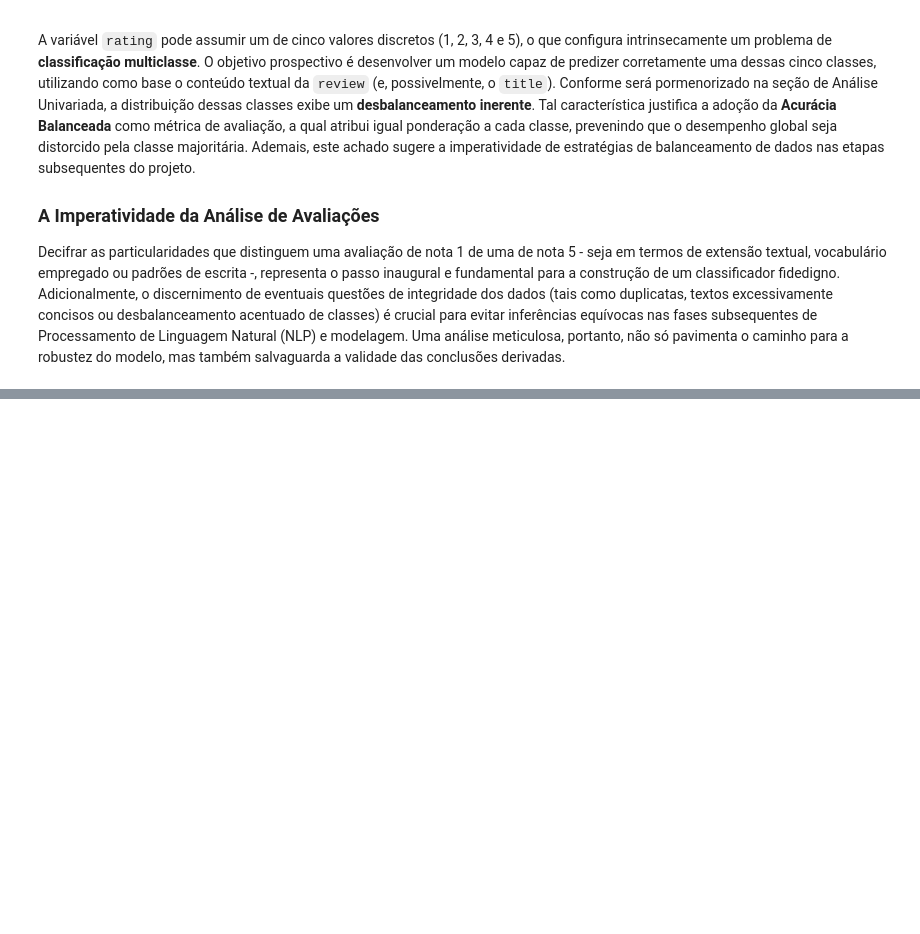
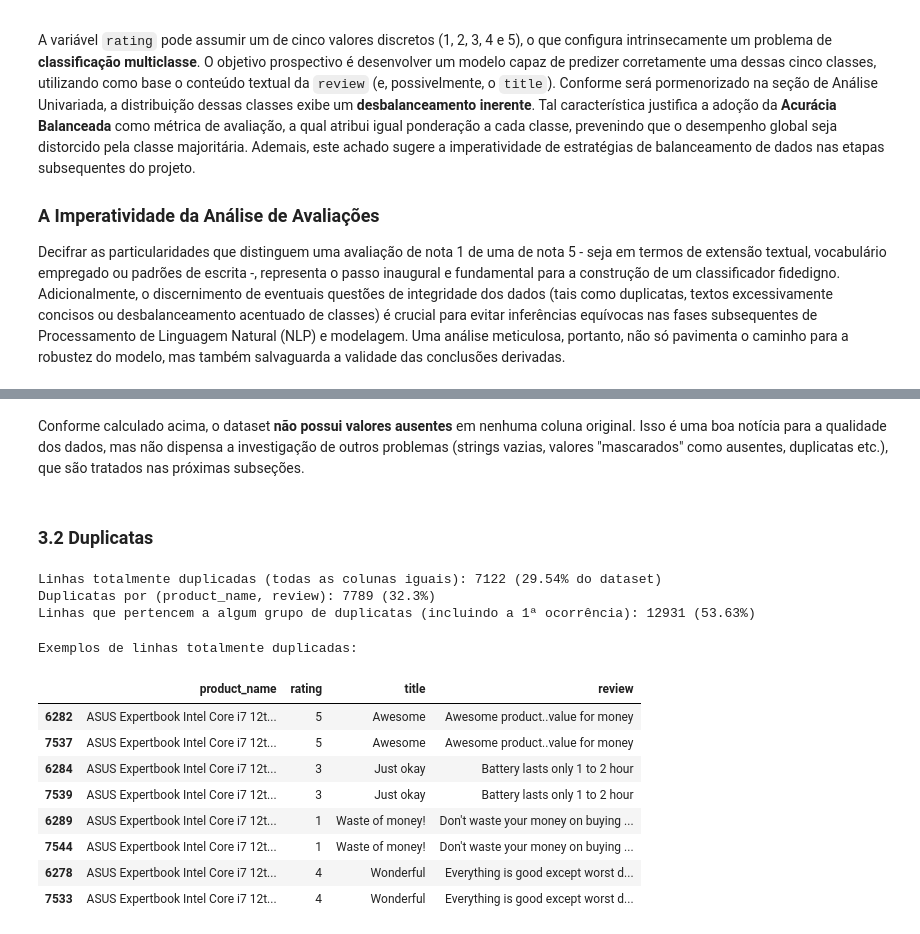
Before and after one commit to Saikonfate/TDE1-IA, a Jupyter notebook: EDA_Análise_de_Revisões_de_Compras.ipynb, the cells around one changed output, grey strips where cells are left out. Drawn from its saved outputs; the diff is of its cells as text; code cells hidden in the pictures; blank space fills up the shorter version.

```diff
--- a/EDA_Análise_de_Revisões_de_Compras.ipynb
+++ b/EDA_Análise_de_Revisões_de_Compras.ipynb
@@ -108,0 +135,39 @@ Decifrar as particularidades que distinguem uma avaliação de nota 1 de uma de
+# %% [markdown]
+Conforme calculado acima, o dataset **não possui valores ausentes** em
+nenhuma coluna original. Isso é uma boa notícia para a qualidade dos dados, mas não dispensa a
+investigação de outros problemas (strings vazias, valores "mascarados" como ausentes, duplicatas
+etc.), que são tratados nas próximas subseções.
+# %% [markdown]
+### 3.2 Duplicatas
+# %%
+dup_completa = df.duplicated().sum()
+dup_completa_pct = round(dup_completa / len(df) * 100, 2)
+print(f"Linhas totalmente duplicadas (todas as colunas iguais): {dup_completa} ({dup_completa_pct}% do dataset)")
+
+# Duplicatas considerando apenas produto + texto da avaliação (ignora title)
+dup_prod_review = df.duplicated(subset=["product_name", "review"]).sum()
+print(f"Duplicatas por (product_name, review): {dup_prod_review} ({round(dup_prod_review/len(df)*100,2)}%)")
+
+# Quantidade de linhas envolvidas em algum grupo de duplicação (contando a primeira ocorrência também)
+linhas_em_grupos_duplicados = df.duplicated(keep=False).sum()
+print(f"Linhas que pertencem a algum grupo de duplicatas (incluindo a 1ª ocorrência): "
+      f"{linhas_em_grupos_duplicados} ({round(linhas_em_grupos_duplicados/len(df)*100,2)}%)")
+# %% [output]
+Linhas totalmente duplicadas (todas as colunas iguais): 7122 (29.54% do dataset)
+Duplicatas por (product_name, review): 7789 (32.3%)
+Linhas que pertencem a algum grupo de duplicatas (incluindo a 1ª ocorrência): 12931 (53.63%)
+# %%
+print("Exemplos de linhas totalmente duplicadas:")
+exemplo_dup = df[df.duplicated(keep=False)].sort_values(["product_name", "review"]).head(8)
+exemplo_dup[["product_name", "rating", "title", "review"]]
+# %% [output]
+Exemplos de linhas totalmente duplicadas:
+|  | product_name | rating | title | review |
+| 6282 | ASUS Expertbook Intel Core i7 12t... | 5 | Awesome | Awesome product..value for money |
+| 7537 | ASUS Expertbook Intel Core i7 12t... | 5 | Awesome | Awesome product..value for money |
+| 6284 | ASUS Expertbook Intel Core i7 12t... | 3 | Just okay | Battery lasts only 1 to 2 hour |
+| 7539 | ASUS Expertbook Intel Core i7 12t... | 3 | Just okay | Battery lasts only 1 to 2 hour |
+| 6289 | ASUS Expertbook Intel Core i7 12t... | 1 | Waste of money! | Don't waste your money on buying ... |
+| 7544 | ASUS Expertbook Intel Core i7 12t... | 1 | Waste of money! | Don't waste your money on buying ... |
+| 6278 | ASUS Expertbook Intel Core i7 12t... | 4 | Wonderful | Everything is good except worst d... |
+| 7533 | ASUS Expertbook Intel Core i7 12t... | 4 | Wonderful | Everything is good except worst d... |
```
Also changed, not shown: parts of 22 cells of this notebook.
